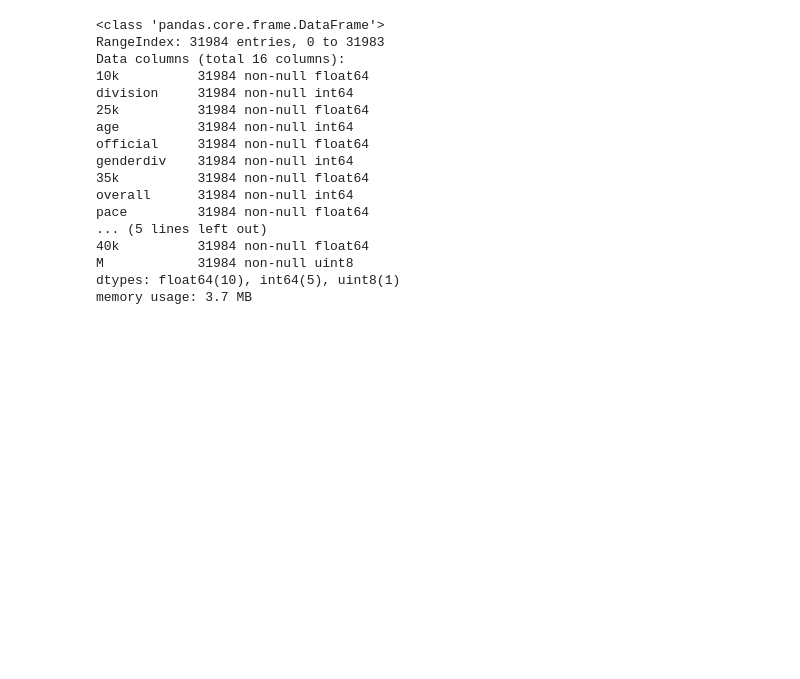
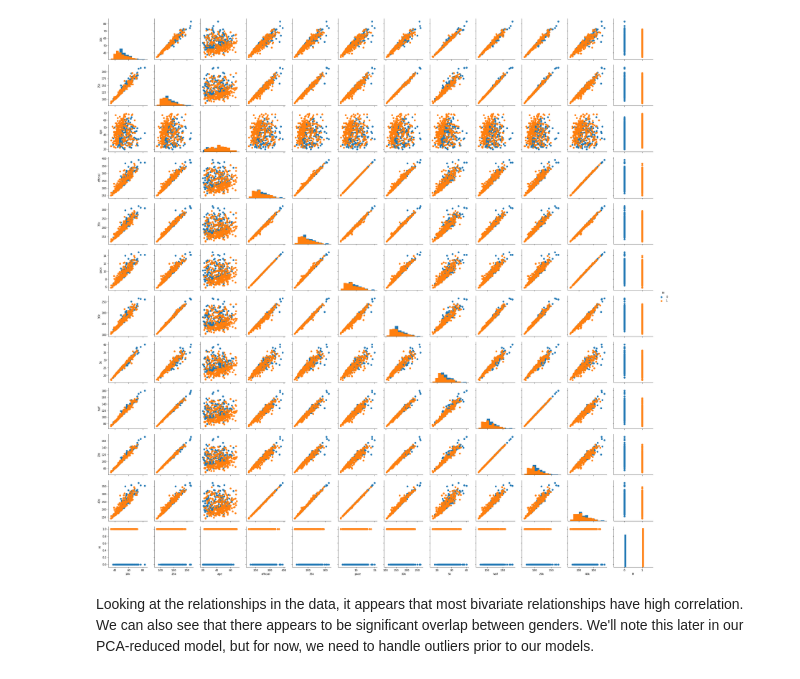
Before and after one commit to jkovach89/12-2-Assignment, a Jupyter notebook: 30-4 Challenge.ipynb, the cells around one changed output. Cells and saved outputs as stored; diff of their text form; code cells hidden in the pictures; blank space fills up the shorter version.

```diff
--- a/30-4 Challenge.ipynb
+++ b/30-4 Challenge.ipynb
@@ -1,42 +5,35 @@
 # %%
 import numpy as np, pandas as pd, scipy, matplotlib.pyplot as plt, seaborn as sns
 from sklearn.preprocessing import LabelEncoder
 %matplotlib inline
 
 # Import data
 data_path = ('https://raw.githubusercontent.com/llimllib/bostonmarathon/master/results/2014/results.csv')
 df = pd.read_csv(data_path)
 
-# Convert gender to numeric with one-hot encoding, drop irrelevant object columns
-df = pd.concat([df, pd.get_dummies(df['gender'], drop_first=True)], 1)
-df = df.drop(['name', 'bib',  'ctz', 'gender', 'city', 'state'], 1)
-
-# Convert country to numeric with label encoder
-num = LabelEncoder()
-df['country'] = num.fit_transform(df['country'].astype('str'))
-
 # Fill nan strings with mean value for the variable
 for var in ['5k', '10k', '20k', 'half', '25k', '30k', '35k', '40k']:
     df[var] = pd.to_numeric(df[var], errors='coerce')
-    df[var].fillna(df[var].mean(), inplace=True)
 
-# Get info on column dtypes
-df.info()
+# Convert gender to numeric with one-hot encoding, drop irrelevant object columns
+df = pd.concat([df, pd.get_dummies(df['gender'], drop_first=True)], 1)
+df = df.drop(['name', 'gender', 'bib', 'genderdiv', 'ctz',  'city',
+              'state', 'country', 'division', 'overall'], 1)
+
+# This line lets us check for columns between the whole set, and male/female runners only
+#df = df[df['M']==1]
+
+# Limit the number of samples used
+df = df.sample(n=500, random_state=42)
+df = df.dropna(how='any')
+
+# Create pairgrid to visualize univariate distributions and bivariate relationships
+g = sns.PairGrid(df, hue='M')
+g.map_diag(plt.hist)
+g.map_offdiag(plt.scatter)
+g.add_legend()
+plt.show()
 # %% [output]
-<class 'pandas.core.frame.DataFrame'>
-RangeIndex: 31984 entries, 0 to 31983
-Data columns (total 16 columns):
-10k          31984 non-null float64
-division     31984 non-null int64
-25k          31984 non-null float64
-age          31984 non-null int64
-official     31984 non-null float64
-genderdiv    31984 non-null int64
-35k          31984 non-null float64
-overall      31984 non-null int64
-pace         31984 non-null float64
-... (5 lines left out)
-40k          31984 non-null float64
-M            31984 non-null uint8
-dtypes: float64(10), int64(5), uint8(1)
-memory usage: 3.7 MB
+[figure, added]
+# %% [markdown]
+Looking at the relationships in the data, it appears that most bivariate relationships have high correlation. We can also see that there appears to be significant overlap between genders. We'll note this later in our PCA-reduced model, but for now, we need to handle outliers prior to our models.
```
Also changed, not shown: parts of 16 cells of this notebook.
